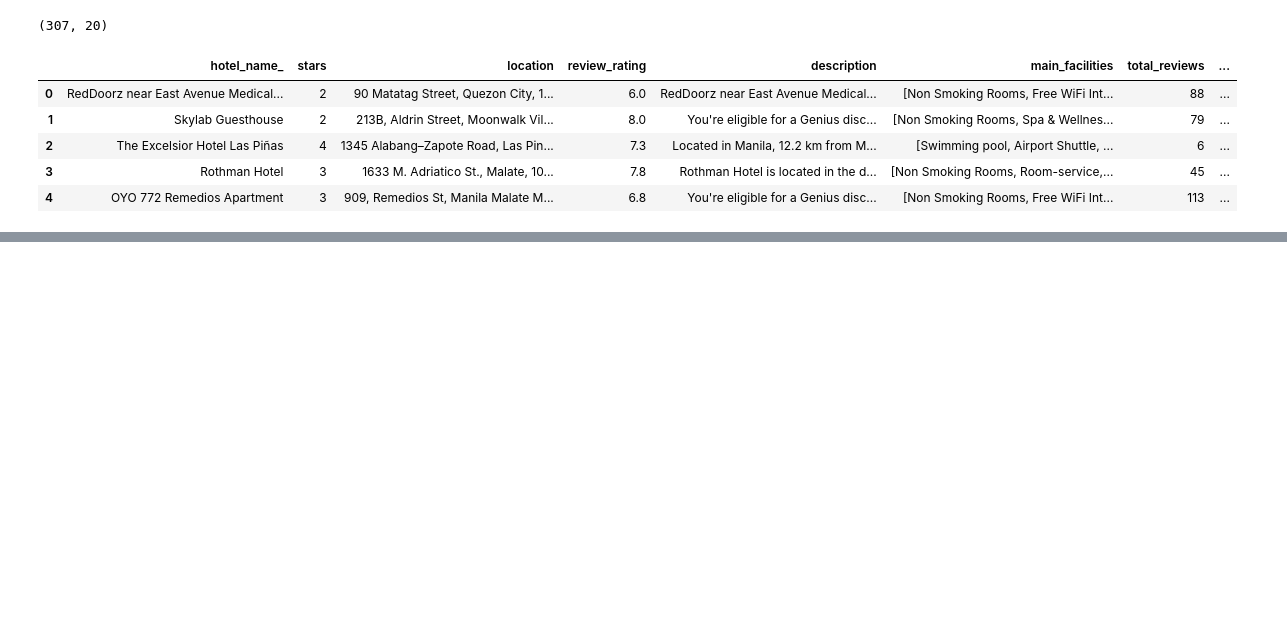
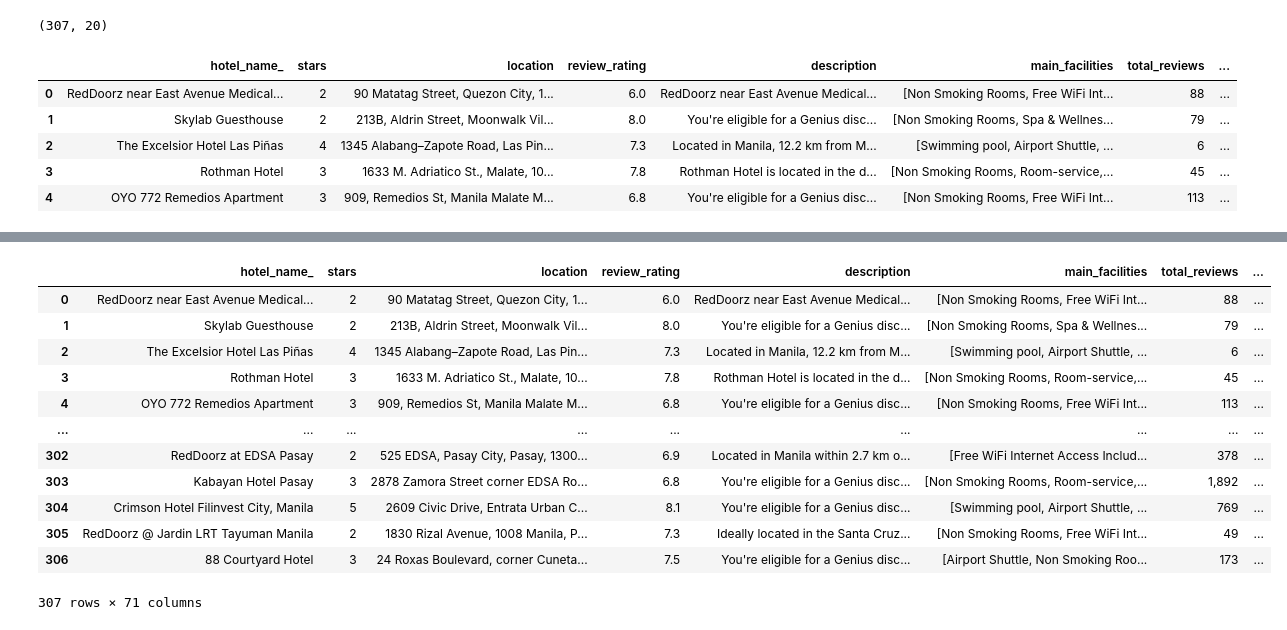
Before and after one commit to ejmasuncion/dsf10_capstone, a Jupyter notebook: cleaning/format_hotel_data.ipynb, the cells around one changed output, grey strips where cells are left out. Drawn from its saved outputs; the diff is of its cells as text; code cells hidden in the pictures; blank space fills up the shorter version.

```diff
--- a/cleaning/format_hotel_data.ipynb
+++ b/cleaning/format_hotel_data.ipynb
@@ -81,3 +81,8 @@ df.head()
 | 2 | The Excelsior Hotel Las Piñas | 4 | 1345 Alabang–Zapote Road, Las Pin... | 7.3 | Located in Manila, 12.2 km from M... | [Swimming pool, Airport Shuttle, ... | 6 | ... |
 | 3 | Rothman Hotel | 3 | 1633 M. Adriatico St., Malate, 10... | 7.8 | Rothman Hotel is located in the d... | [Non Smoking Rooms, Room-service,... | 45 | ... |
 | 4 | OYO 772 Remedios Apartment | 3 | 909, Remedios St, Manila Malate M... | 6.8 | You're eligible for a Genius disc... | [Non Smoking Rooms, Free WiFi Int... | 113 | ... |
+# %%
+## loading scraped hotel info data
+facility_data = pickle.load(open("../data/facilities_wide.pkl", "rb"))
+facility_data = facility_data.drop(['all_facilities', 'unlist', 'in_top_facilities'], axis =1)
+facility_data
@@ -84,2 +103,19 @@ df.head()
+# %%
+hotel_info_final = df.merge(facility_data)
+hotel_info_final
+# %% [output]
+|  | hotel_name_ | stars | location | review_rating | description | main_facilities | total_reviews | ... |
+| 0 | RedDoorz near East Avenue Medical... | 2 | 90 Matatag Street, Quezon City, 1... | 6.0 | RedDoorz near East Avenue Medical... | [Non Smoking Rooms, Free WiFi Int... | 88 | ... |
+| 1 | Skylab Guesthouse | 2 | 213B, Aldrin Street, Moonwalk Vil... | 8.0 | You're eligible for a Genius disc... | [Non Smoking Rooms, Spa & Wellnes... | 79 | ... |
+| 2 | The Excelsior Hotel Las Piñas | 4 | 1345 Alabang–Zapote Road, Las Pin... | 7.3 | Located in Manila, 12.2 km from M... | [Swimming pool, Airport Shuttle, ... | 6 | ... |
+| 3 | Rothman Hotel | 3 | 1633 M. Adriatico St., Malate, 10... | 7.8 | Rothman Hotel is located in the d... | [Non Smoking Rooms, Room-service,... | 45 | ... |
+| 4 | OYO 772 Remedios Apartment | 3 | 909, Remedios St, Manila Malate M... | 6.8 | You're eligible for a Genius disc... | [Non Smoking Rooms, Free WiFi Int... | 113 | ... |
+| ... | ... | ... | ... | ... | ... | ... | ... | ... |
+| 302 | RedDoorz at EDSA Pasay | 2 | 525 EDSA, Pasay City, Pasay, 1300... | 6.9 | Located in Manila within 2.7 km o... | [Free WiFi Internet Access Includ... | 378 | ... |
+| 303 | Kabayan Hotel Pasay | 3 | 2878 Zamora Street corner EDSA Ro... | 6.8 | You're eligible for a Genius disc... | [Non Smoking Rooms, Room-service,... | 1,892 | ... |
+| 304 | Crimson Hotel Filinvest City, Manila | 5 | 2609 Civic Drive, Entrata Urban C... | 8.1 | You're eligible for a Genius disc... | [Swimming pool, Airport Shuttle, ... | 769 | ... |
+| 305 | RedDoorz @ Jardin LRT Tayuman Manila | 2 | 1830 Rizal Avenue, 1008 Manila, P... | 7.3 | Ideally located in the Santa Cruz... | [Non Smoking Rooms, Free WiFi Int... | 49 | ... |
+| 306 | 88 Courtyard Hotel | 3 | 24 Roxas Boulevard, corner Cuneta... | 7.5 | You're eligible for a Genius disc... | [Airport Shuttle, Non Smoking Roo... | 173 | ... |
+307 rows × 71 columns
 # %%
 ## save as pkl file
```
Also changed, not shown: parts of 2 cells of this notebook, 4 other files.
